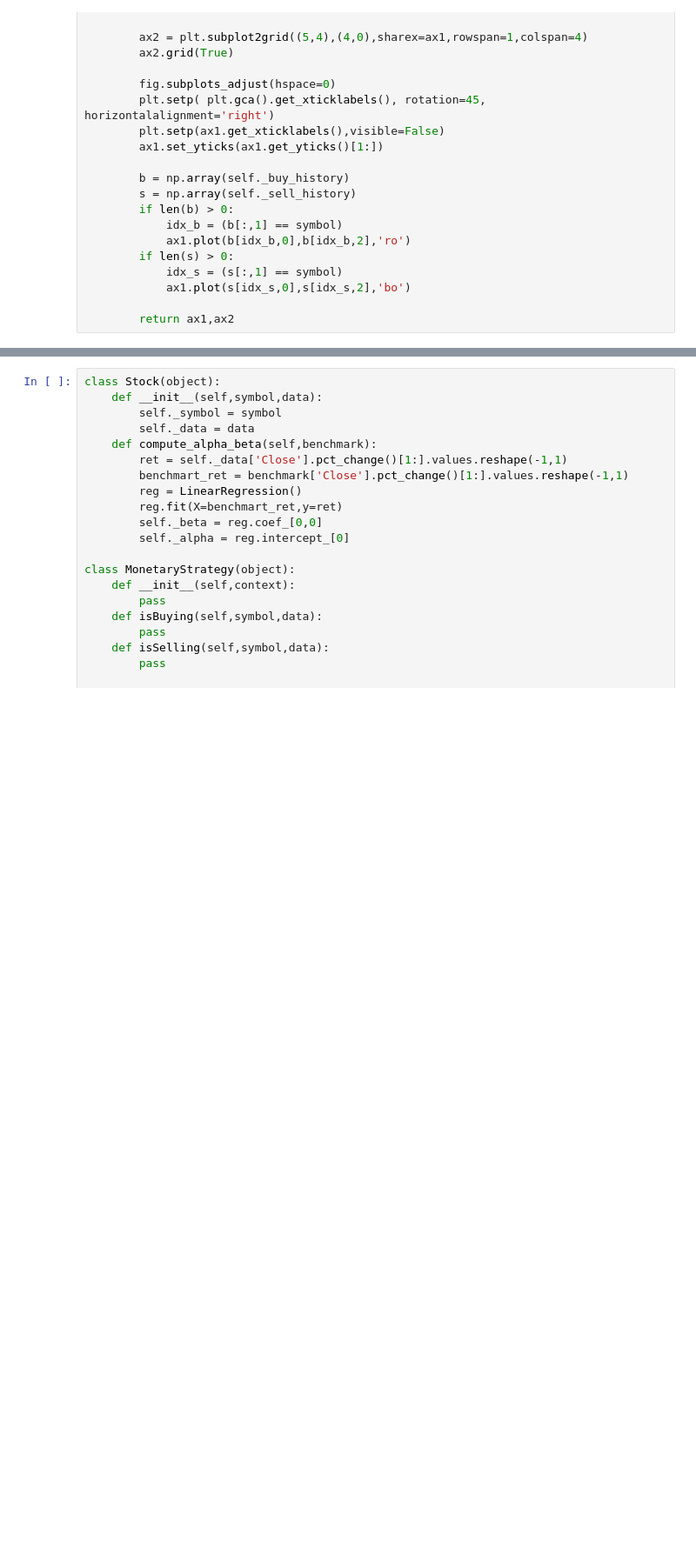
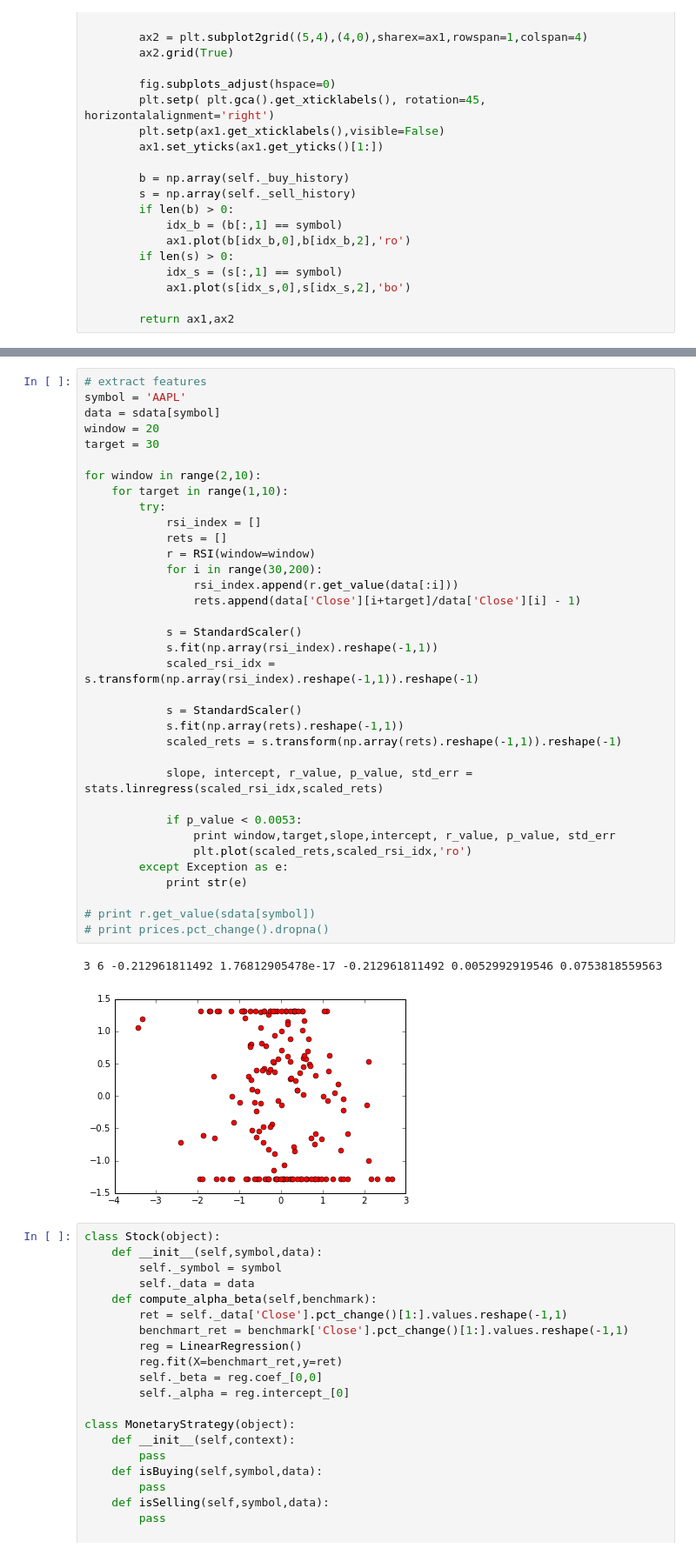
Before and after one commit to hyeonroklee/Quants, a Jupyter notebook: notebook/Quants2Proto.ipynb, the cells around one changed output, grey strips where cells are left out. Shown at 87% size. Drawn from its saved outputs; the diff is of its cells as text; blank space fills up the shorter version.

```diff
--- a/notebook/Quants2Proto.ipynb
+++ b/notebook/Quants2Proto.ipynb
@@ -494,3 +486,41 @@ benchmark return :  0.0679420823384
+# %%
+# extract features
+symbol = 'AAPL'
+data = sdata[symbol]
+window = 20
+target = 30
+
+for window in range(2,10):
+    for target in range(1,10):
+        try:
+            rsi_index = []
+            rets = []
+            r = RSI(window=window)
+            for i in range(30,200):
+                rsi_index.append(r.get_value(data[:i]))
+                rets.append(data['Close'][i+target]/data['Close'][i] - 1)
+
+            s = StandardScaler()
+            s.fit(np.array(rsi_index).reshape(-1,1))
+            scaled_rsi_idx = s.transform(np.array(rsi_index).reshape(-1,1)).reshape(-1)
+
+            s = StandardScaler()
+            s.fit(np.array(rets).reshape(-1,1))
+            scaled_rets = s.transform(np.array(rets).reshape(-1,1)).reshape(-1)
+
+            slope, intercept, r_value, p_value, std_err = stats.linregress(scaled_rsi_idx,scaled_rets)
+
+            if p_value < 0.0053:
+                print window,target,slope,intercept, r_value, p_value, std_err
+                plt.plot(scaled_rets,scaled_rsi_idx,'ro')
+        except Exception as e:
+            print str(e)
+
+# print r.get_value(sdata[symbol])
+# print prices.pct_change().dropna()
+# %% [output]
+3 6 -0.212961811492 1.76812905478e-17 -0.212961811492 0.0052992919546 0.0753818559563
+[figure, added]
 # %%
 class Stock(object):
     def __init__(self,symbol,data):
```
Also changed, not shown: parts of 3 cells of this notebook.
